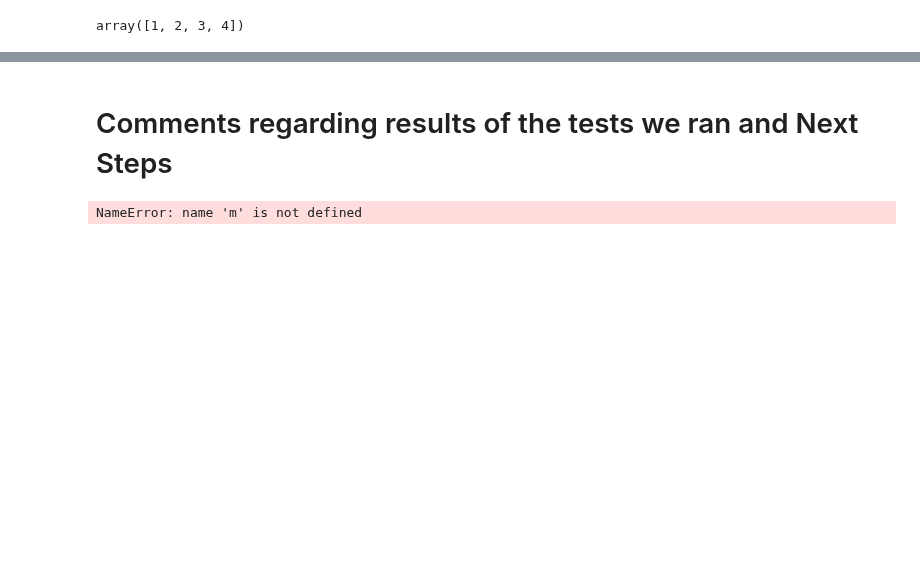
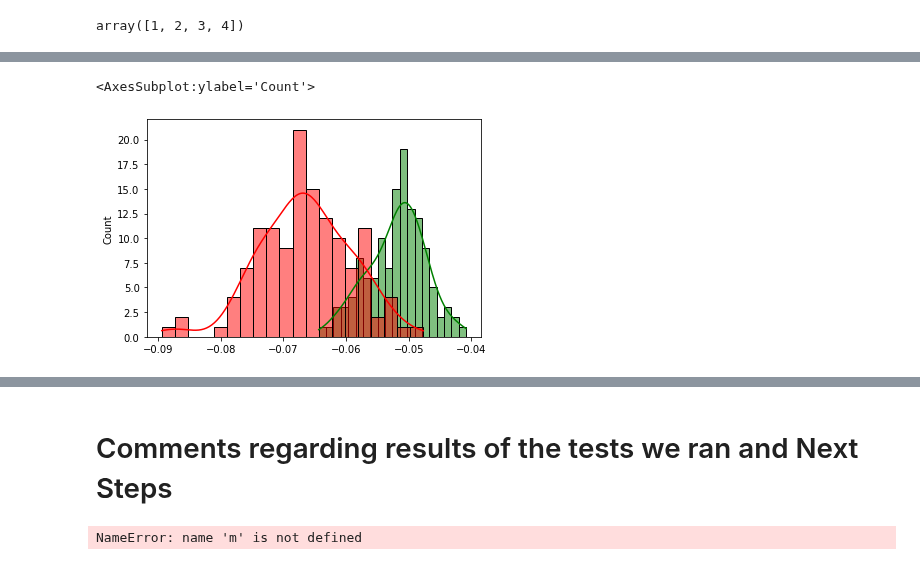
Before and after one commit to rafabertolace/OnThePitch, a Jupyter notebook: notebooks/ D7_KGB_Model____beat_the_delta!_v2_testing_the_model_with_more_years_and_Mkt.ipynb, the cells around one changed output, grey strips where cells are left out. Cells and saved outputs as stored; diff of their text form; code cells hidden in the pictures; blank space fills up the shorter version.

```diff
--- a/notebooks/ D7_KGB_Model____beat_the_delta!_v2_testing_the_model_with_more_years_and_Mkt.ipynb
+++ b/notebooks/ D7_KGB_Model____beat_the_delta!_v2_testing_the_model_with_more_years_and_Mkt.ipynb
@@ -760,5 +998,7 @@ results_xgb_1=[]
 results_xgb_2=[]
 results_xgb_3=[]
 results_xgb_4=[]
+results_False=[]
+results_True=[]
 # %%
 test_size_0=0.90
@@ -807,3 +1126,10 @@ results_xgb_false
+# %%
+# Plotting the results of the XGB
+sns.histplot(results_True,kde=True,bins=20,color='green')
+sns.histplot(results_False,kde=True,bins=20,color='red')
+# %% [output]
+<AxesSubplot:ylabel='Count'>
+[figure, added]
 # %%
 # Plotting the results of the XGB
 sns.histplot(results_xgb_true,kde=True,bins=20,color='green')
```
Also changed, not shown: parts of 26 cells of this notebook, 1 other file.
